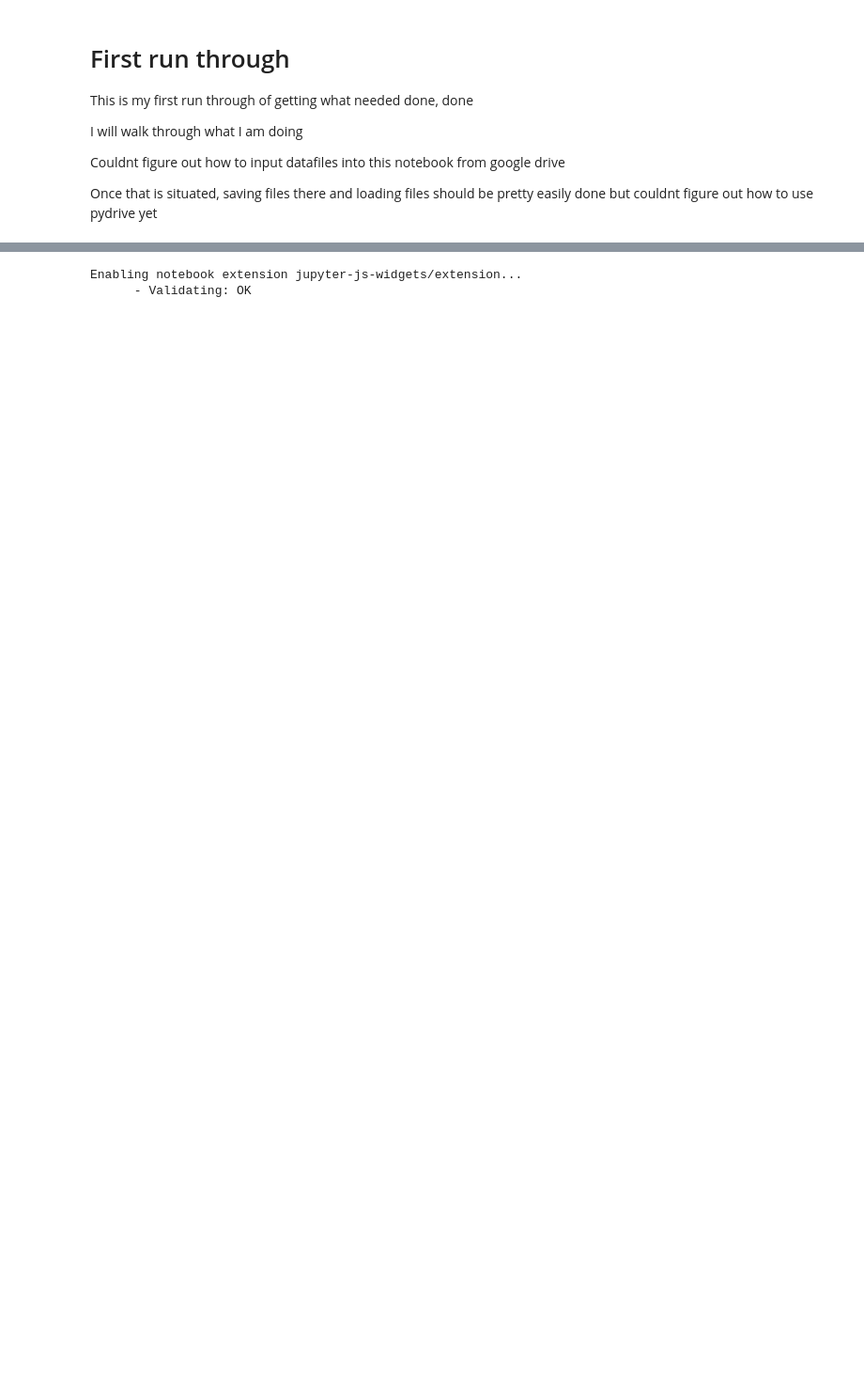
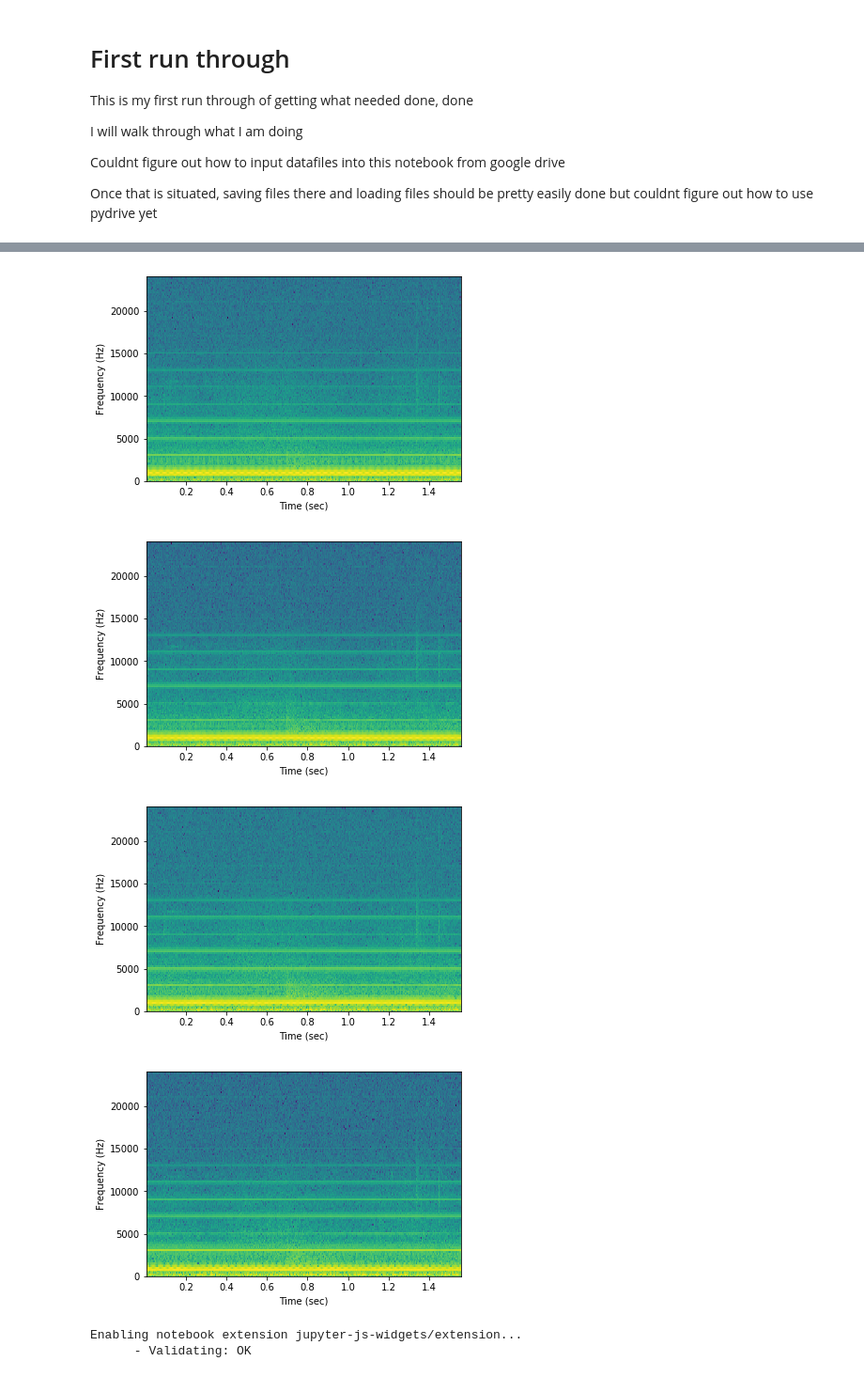
Before and after one commit to nickvazz/BenediktBeamForming, a Jupyter notebook: Test.ipynb, the cells around one changed output, grey strips where cells are left out. Shown at 94% size. Drawn from its saved outputs; the diff is of its cells as text; code cells hidden in the pictures; blank space fills up the shorter version.

```diff
--- a/Test.ipynb
+++ b/Test.ipynb
@@ -143,35 +146,40 @@ for mic in range(4):
 # %%
 # setting up the mic array geometry
 micArrayGeometry = [-0.15, -0.05, 0.05, 0.15]
 
 # setting up the location
 # angle range of virtual beam
 alpha = 125
 # distance from virtual beam point to target object, in meters
 d = 1
 
 # computing the amount the array needed shifting
 micDeltaT = np.asarray([ComputeDeltaT(x,d,alpha) for x in micArrayGeometry])
 
 # shift the array
 # later could make it such it cut off other values rolled around
 rollVals = list(map(int,(micDeltaT-min(micDeltaT))*rate))
 
 # brought all the shifted wav channels back together
 shifted_data = []
 for mic, val in enumerate(rollVals):
     shifted_data.append(np.roll(data[:,mic],val))
 shifted_data = np.asarray(shifted_data).T
 
 
-# # plotting the shifted wave channels
-# for mic in range(4):
-#     f, t, Sxx = signal.spectrogram(shifted_data[t0:t1,mic],rate)
-#     Sxx = np.log(Sxx)
-#     plt.xlabel('Time (sec)')
-#     plt.ylabel('Frequency (Hz)')
-#     plt.pcolormesh(t,f,Sxx)
-#     plt.show()
+# plotting the shifted wave channels
+for mic in range(4):
+    f, t, Sxx = signal.spectrogram(shifted_data[t0:t1,mic],rate)
+    Sxx = np.log(Sxx)
+    plt.xlabel('Time (sec)')
+    plt.ylabel('Frequency (Hz)')
+    plt.pcolormesh(t,f,Sxx)
+    plt.show()
+# %% [output]
+[figure, added]
+[figure, added]
+[figure, added]
+[figure, added]
 # %%
 # if widgets fail, try using this line below in terminal
 !jupyter nbextension enable --py widgetsnbextension
```
Also changed, not shown: parts of 3 cells of this notebook.
